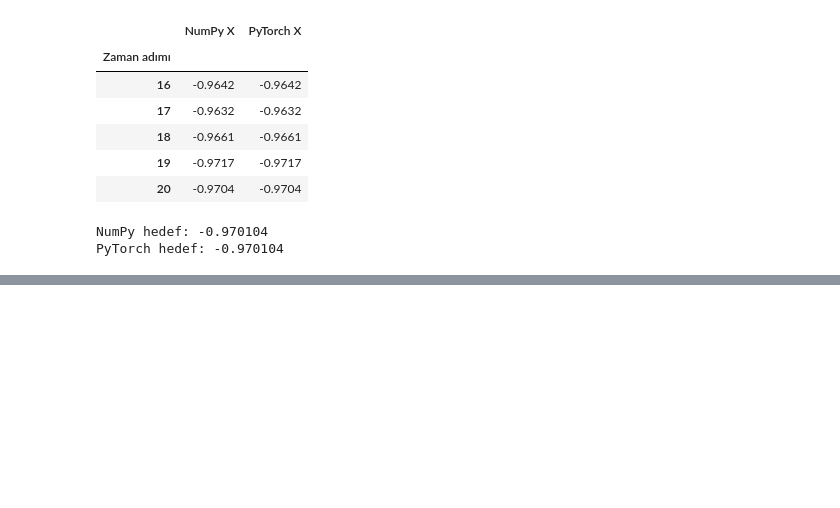
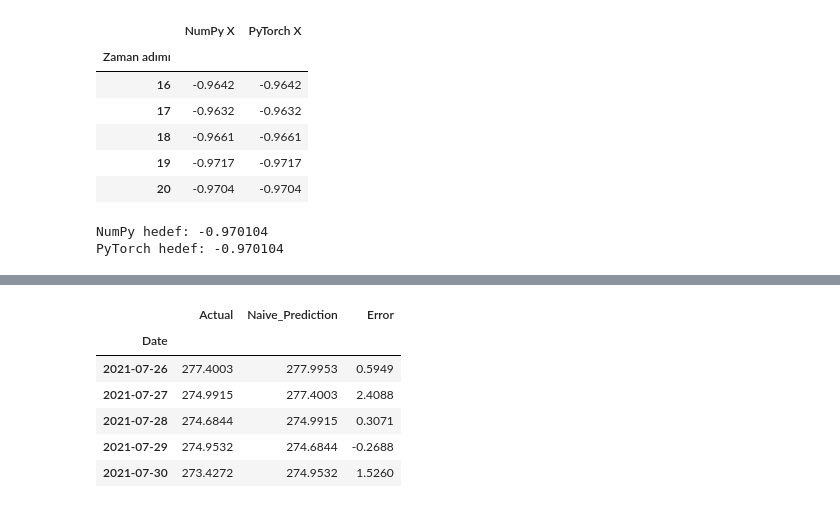
Before and after one commit to bsdburak/MS-Stock-Price-Prediction, a Jupyter notebook: notebooks/02_data_preparation.ipynb, the cells around one changed output, grey strips where cells are left out. Saved outputs shown, nothing was run; the diff lists cells and outputs as text; code cells hidden in the pictures; blank space fills up the shorter version.

```diff
--- a/notebooks/02_data_preparation.ipynb
+++ b/notebooks/02_data_preparation.ipynb
@@ -552,0 +559,30 @@ PyTorch hedef: -0.970104
+# %%
+validation_actual_scaled = y_validation[:, 0]
+validation_naive_scaled = X_validation[:, -1, 0]
+
+validation_actual_usd = scaler.inverse_transform(
+    validation_actual_scaled.reshape(-1, 1)
+).ravel()
+validation_naive_usd = scaler.inverse_transform(
+    validation_naive_scaled.reshape(-1, 1)
+).ravel()
+
+validation_baseline = pd.DataFrame(
+    {
+        "Actual": validation_actual_usd,
+        "Naive_Prediction": validation_naive_usd,
+    },
+    index=validation_target_dates,
+)
+validation_baseline["Error"] = (
+    validation_baseline["Naive_Prediction"] - validation_baseline["Actual"]
+)
+validation_baseline.head()
+# %% [output]
+|  | Actual | Naive_Prediction | Error |
+| Date |  |  |  |
+| 2021-07-26 | 277.4003 | 277.9953 | 0.5949 |
+| 2021-07-27 | 274.9915 | 277.4003 | 2.4088 |
+| 2021-07-28 | 274.6844 | 274.9915 | 0.3071 |
+| 2021-07-29 | 274.9532 | 274.6844 | -0.2688 |
+| 2021-07-30 | 273.4272 | 274.9532 | 1.5260 |
```
Also changed, not shown: parts of 5 cells of this notebook.
